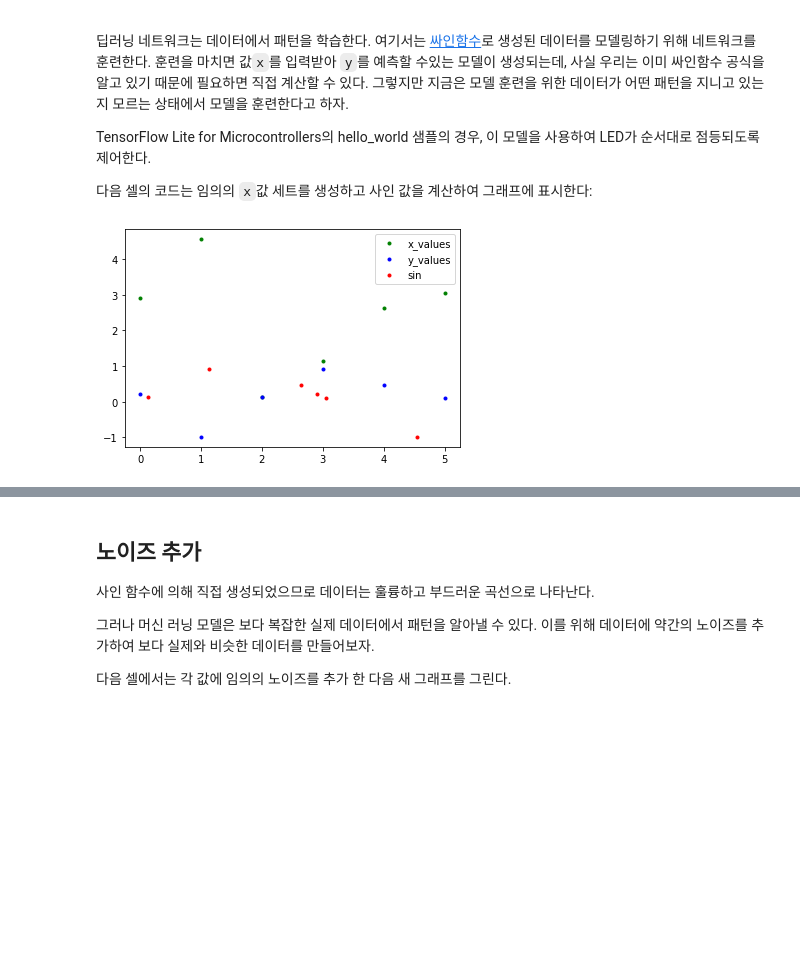
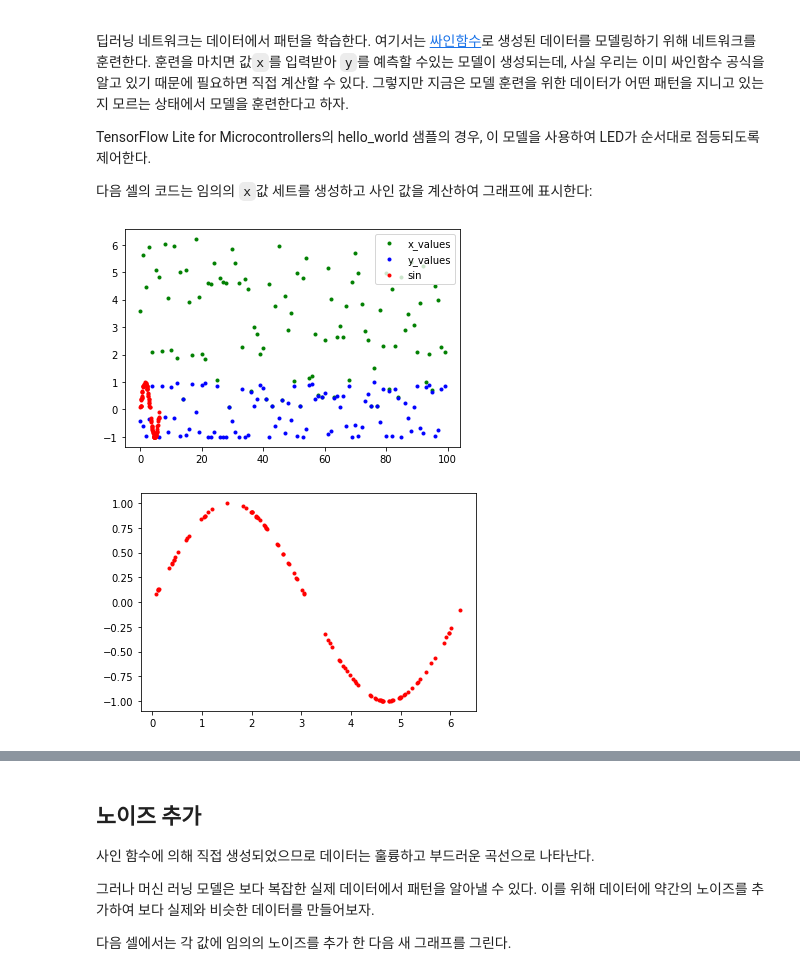
Before and after one commit to paulkun/TinyML, a Jupyter notebook: ch4_create_sine_model_03.ipynb, the cells around one changed output, grey strips where cells are left out. Drawn from its saved outputs; the diff is of its cells as text; code cells hidden in the pictures; blank space fills up the shorter version.

```diff
--- a/ch4_create_sine_model_03.ipynb
+++ b/ch4_create_sine_model_03.ipynb
@@ -69,24 +69,24 @@ TensorFlow Lite for Microcontrollers의 hello_world 샘플의 경우, 이 모델
 다음 셀의 코드는 임의의 `x`값 세트를 생성하고 사인 값을 계산하여 그래프에 표시한다:
 # %%
 #연습
-SAMPLES = 6
+SAMPLES = 100
 np.random.seed(11)
 x_values = np.random.uniform(low=0, high=2*math.pi, size=SAMPLES)
-#np.sort(x_values)
-#plt.plot(x_values,'r.')
-#plt.show()
 
 np.random.shuffle(x_values) #기존의 x_values 배열을 변경
 y_values = np.sin(x_values)
 
 
 plt.plot(x_values, 'g.',label = "x_values")
 plt.plot(y_values, 'b.', label = "y_values")
 plt.plot(x_values, y_values, 'r.', label = "sin")
 plt.legend()
 plt.show()
+plt.plot(x_values, y_values, 'r.', label = "sin")
+plt.show()
 # %% [output]
-[figure, old version]
+[figure, new version]
+[figure, added]
 # %%
 # 아래의 값만큼 데이터 샘플을 생성할 것이다.
 SAMPLES = 1000
```
Also changed, not shown: parts of 22 cells of this notebook.
